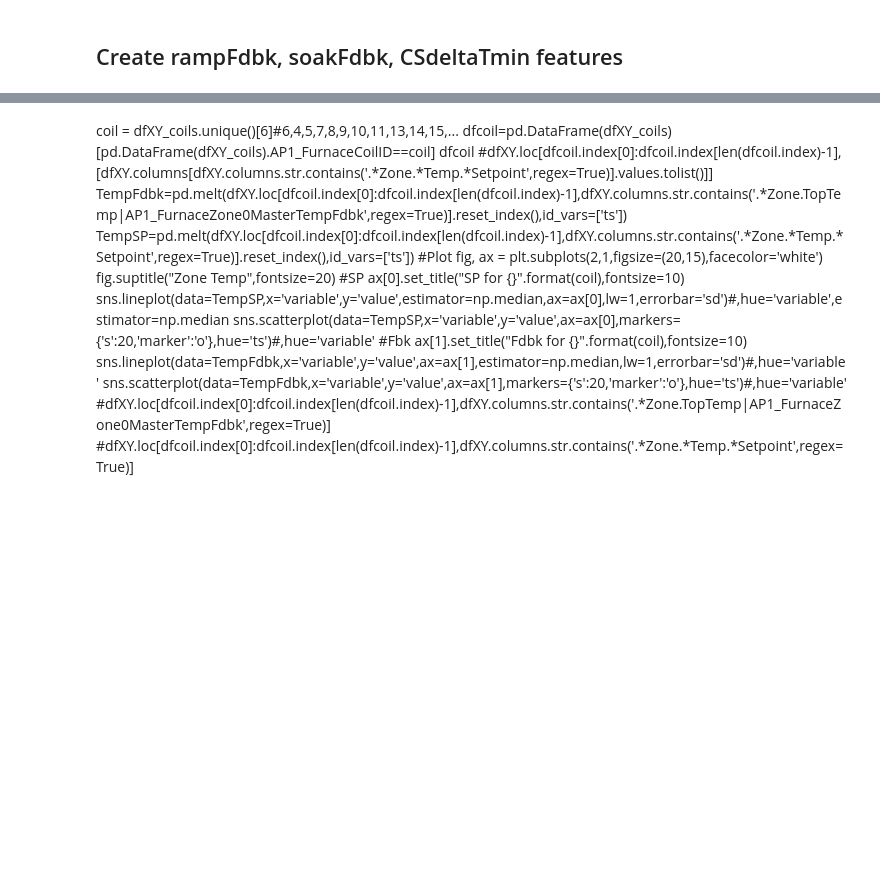
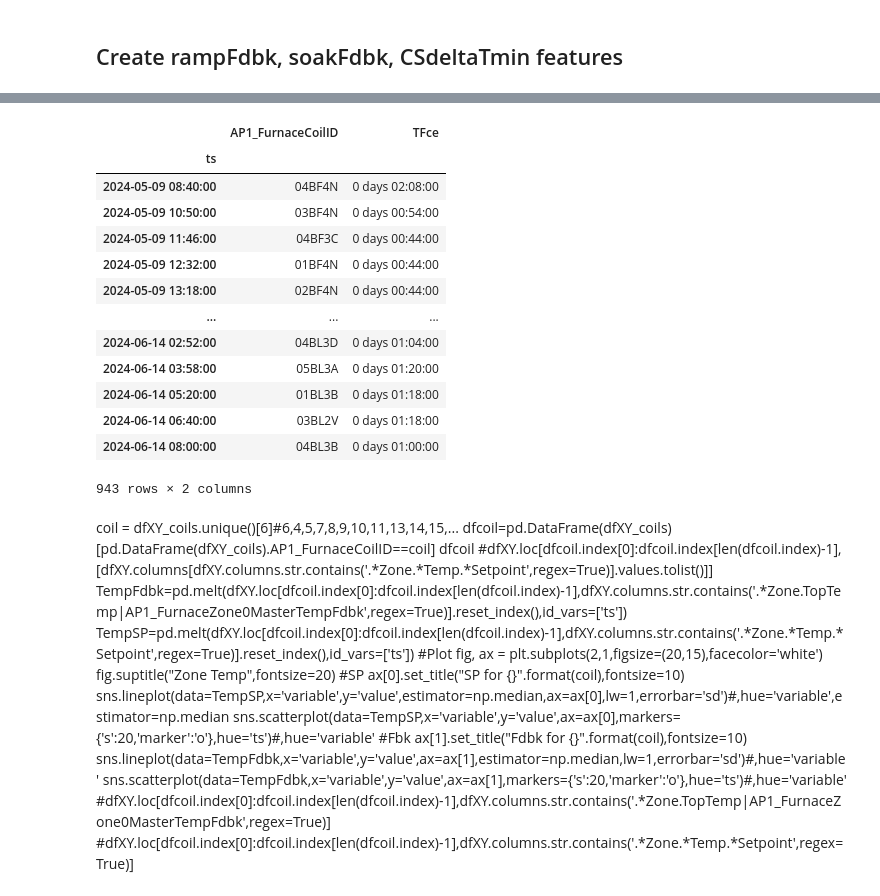
Before and after one commit to Jorgesd13/AP1, a Jupyter notebook: EDAproject/EDAMV_new.ipynb, the cells around one changed output, grey strips where cells are left out. Cells and saved outputs as stored; diff of their text form; code cells hidden in the pictures; blank space fills up the shorter version.

```diff
--- a/EDAproject/EDAMV_new.ipynb
+++ b/EDAproject/EDAMV_new.ipynb
@@ -300,20 +583,35 @@ dfXY[dfXY.AP1_FurnaceLineSpeed==0][['AP1_FurnaceLineSpeed','CSdeltaTmin']]
 # %%
 #Coil Time in Fce: len dfXY_coils!=dfXY bc of grades mismatches
 #iterate timestamps of dfXY, not dfXY_coils
 coil = dfXY_coils.loc[dfXY.index[0]]
 time = dfXY.index[0]
-dfCoilInFce = pd.DataFrame(dfXY_coils.loc[dfXY.index].copy())
+dfCoilInFce = pd.DataFrame(dfXY_coils.loc[dfXY.index].copy(),columns=["AP1_FurnaceCoilID"])
 dfCoilInFce['TFce'] = 0
 dfCoilInFce.TFce = pd.to_timedelta(dfCoilInFce.TFce)#dataframe with coil number and t of coil in fce
 for i,t in enumerate(dfXY.index): #compute t of coil in fce
     if dfCoilInFce.AP1_FurnaceCoilID.loc[t] != coil: #new coil entered furnace
         dfCoilInFce.loc[time:dfCoilInFce.index[i-1],'TFce'] = dfCoilInFce.index[i-1]-time
         coil = dfCoilInFce.AP1_FurnaceCoilID.loc[t] #update coil in furnace
         time = t #update timeindex when actual coil enters furnace
     if i == dfCoilInFce.shape[0]-1: #Last row
         dfCoilInFce.loc[time:dfCoilInFce.index[i],'TFce'] = dfCoilInFce.index[i]-time
 
 dfCoilInFce.drop_duplicates()
+# %% [output]
+|  | AP1_FurnaceCoilID | TFce |
+| ts |  |  |
+| 2024-05-09 08:40:00 | 04BF4N | 0 days 02:08:00 |
+| 2024-05-09 10:50:00 | 03BF4N | 0 days 00:54:00 |
+| 2024-05-09 11:46:00 | 04BF3C | 0 days 00:44:00 |
+| 2024-05-09 12:32:00 | 01BF4N | 0 days 00:44:00 |
+| 2024-05-09 13:18:00 | 02BF4N | 0 days 00:44:00 |
+| ... | ... | ... |
+| 2024-06-14 02:52:00 | 04BL3D | 0 days 01:04:00 |
+| 2024-06-14 03:58:00 | 05BL3A | 0 days 01:20:00 |
+| 2024-06-14 05:20:00 | 01BL3B | 0 days 01:18:00 |
+| 2024-06-14 06:40:00 | 03BL2V | 0 days 01:18:00 |
+| 2024-06-14 08:00:00 | 04BL3B | 0 days 01:00:00 |
+943 rows × 2 columns
 # %% [markdown]
 coil = dfXY_coils.unique()[6]#6,4,5,7,8,9,10,11,13,14,15,...
 dfcoil=pd.DataFrame(dfXY_coils)[pd.DataFrame(dfXY_coils).AP1_FurnaceCoilID==coil]
```
Also changed, not shown: parts of 53 cells of this notebook, 11 other files.
